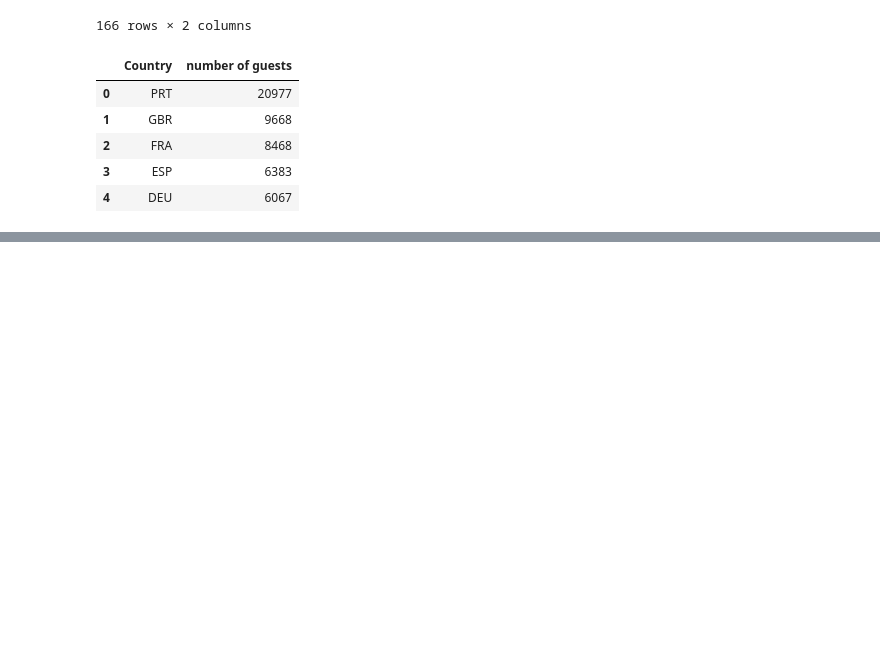
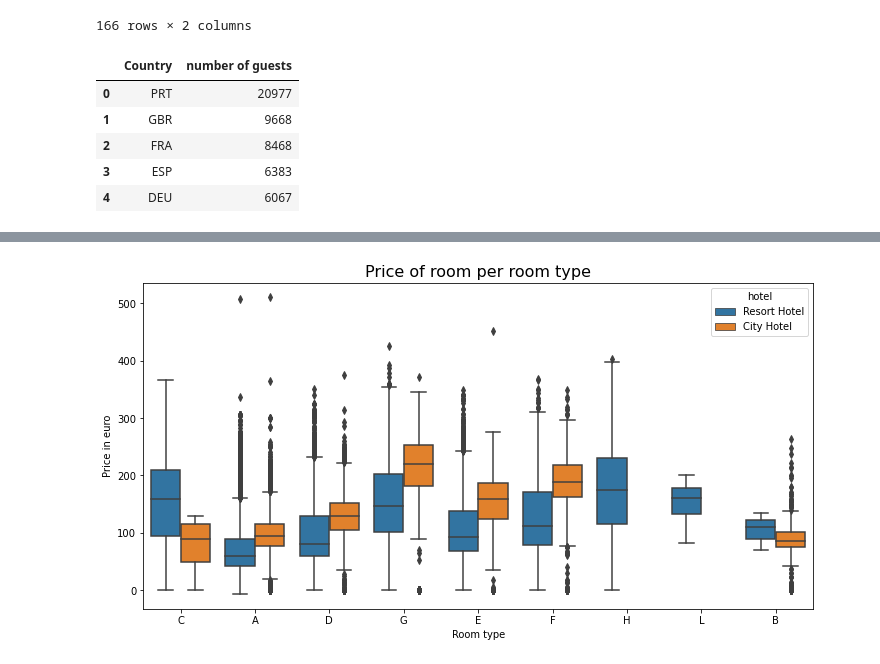
Before and after one commit to MShabrawy-92/Hotel_booking, a Jupyter notebook: Hotel_booking_analysis.ipynb, the cells around one changed output, grey strips where cells are left out. Drawn from its saved outputs; the diff is of its cells as text; code cells hidden in the pictures; blank space fills up the shorter version.

```diff
--- a/Hotel_booking_analysis.ipynb
+++ b/Hotel_booking_analysis.ipynb
@@ -208,0 +225,11 @@ px.choropleth(country_data,locations=country_data['Country'],
+# %%
+valid_reservations = data[data['is_canceled']==0]
+# %%
+plt.figure(figsize=(12,6))
+sns.boxplot(x='reserved_room_type',y='adr',data=valid_reservations,hue = 'hotel')
+plt.title("Price of room per room type",fontsize=16)
+plt.xlabel("Room type")
+plt.ylabel('Price in euro')
+plt.show()
+# %% [output]
+[figure, added]
```
Also changed, not shown: parts of 15 cells of this notebook.
